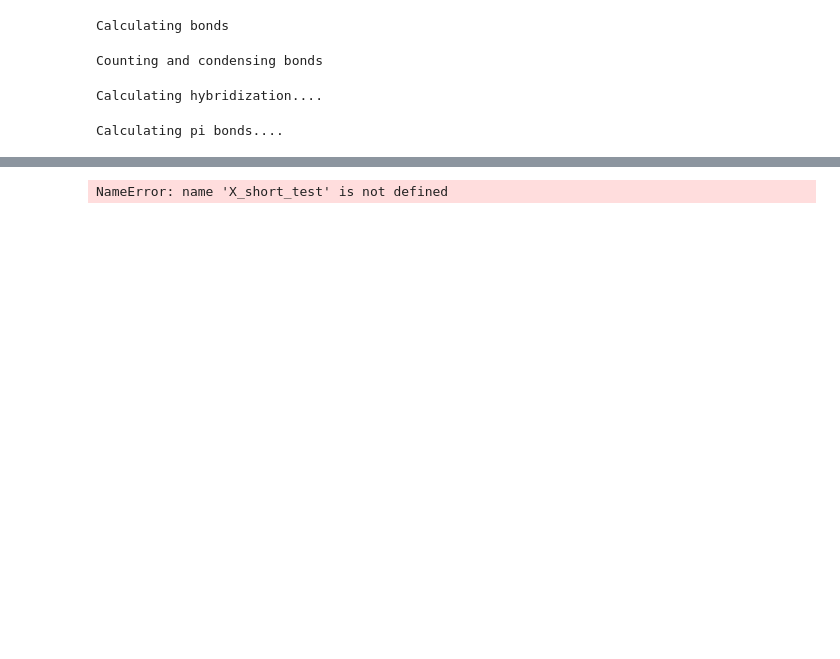
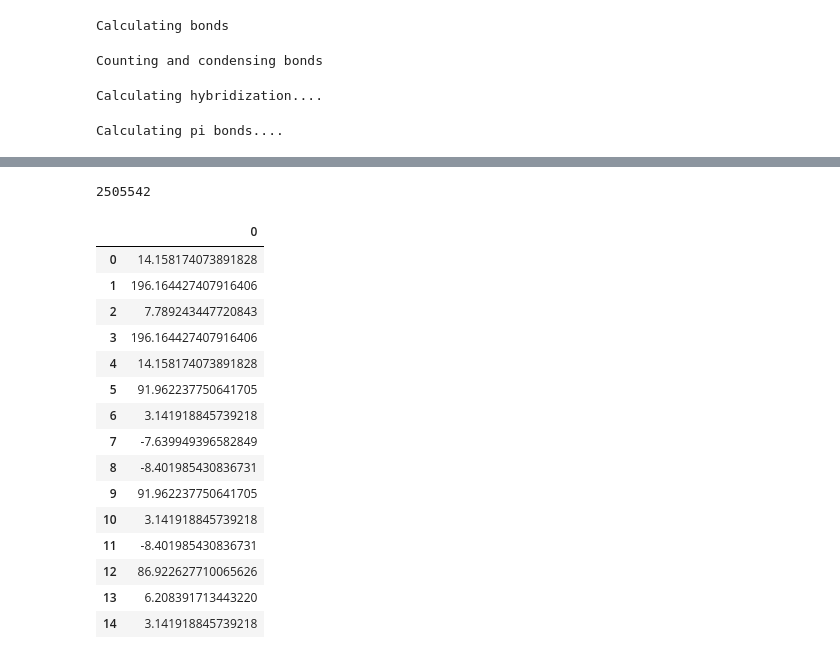
Before and after one commit to samir539/cycleThree, a Jupyter notebook: lightTrial.ipynb, the cells around one changed output, grey strips where cells are left out. Cells and saved outputs as stored; diff of their text form; code cells hidden in the pictures; blank space fills up the shorter version.

```diff
--- a/lightTrial.ipynb
+++ b/lightTrial.ipynb
@@ -570,0 +602,4 @@ X_test = X_test.drop(["molecule_name", "type"], axis = 1)
+# %%
+size = round(0.10*X_final.shape[0])
+X_final = X_final[:size]
+X_test_final = X_test_final[:size]
@@ -725,7 +760,7 @@ params = {'num_leaves': 50,
           'colsample_bytree': 1.0
          }
 # %%
-n_fold = 5
+n_fold = 3
 folds = KFold(n_splits=n_fold, shuffle=False, random_state=0)
 # %%
 y.head()
@@ -739,4 +767,4 @@ Name: scalar_coupling_constant, dtype: float64
 # %%
-train_model_regression(X, X_test, y, params=params, folds = folds, model_type = 'lgb', eval_metric = 'mae', plot_feature_importance=False,
-                      verbose = 500, early_stopping_rounds=200, n_estimators = 50000)
+results = train_model_regression(X_final, X_test_final, y, params=params, folds = folds, model_type = 'lgb', eval_metric = 'mae', plot_feature_importance=False,
+                      verbose = 500, early_stopping_rounds=50, n_estimators = 50000)
 # %% [output]
@@ -769,6 +788,25 @@ CV mean score: 2.0176, std: 0.1167.
-# %%
-sub['scalar_coupling_constant'] = X_short_test['prediction']
-sub.to_csv('submission_type.csv', index=False)
-sub.head()
-# %% [output]
-NameError: name 'X_short_test' is not defined
+# %%
+prediction = pd.DataFrame(results['prediction'])
+# %%
+prediction.shape[0]
+# %% [output]
+2505542
+# %%
+prediction.head(15)
+# %% [output]
+|  | 0 |
+| 0 | 14.158174073891828 |
+| 1 | 196.164427407916406 |
+| 2 | 7.789243447720843 |
+| 3 | 196.164427407916406 |
+| 4 | 14.158174073891828 |
+| 5 | 91.962237750641705 |
+| 6 | 3.141918845739218 |
+| 7 | -7.639949396582849 |
+| 8 | -8.401985430836731 |
+| 9 | 91.962237750641705 |
+| 10 | 3.141918845739218 |
+| 11 | -8.401985430836731 |
+| 12 | 86.922627710065626 |
+| 13 | 6.208391713443220 |
+| 14 | 3.141918845739218 |
```
Also changed, not shown: parts of 47 cells of this notebook.
